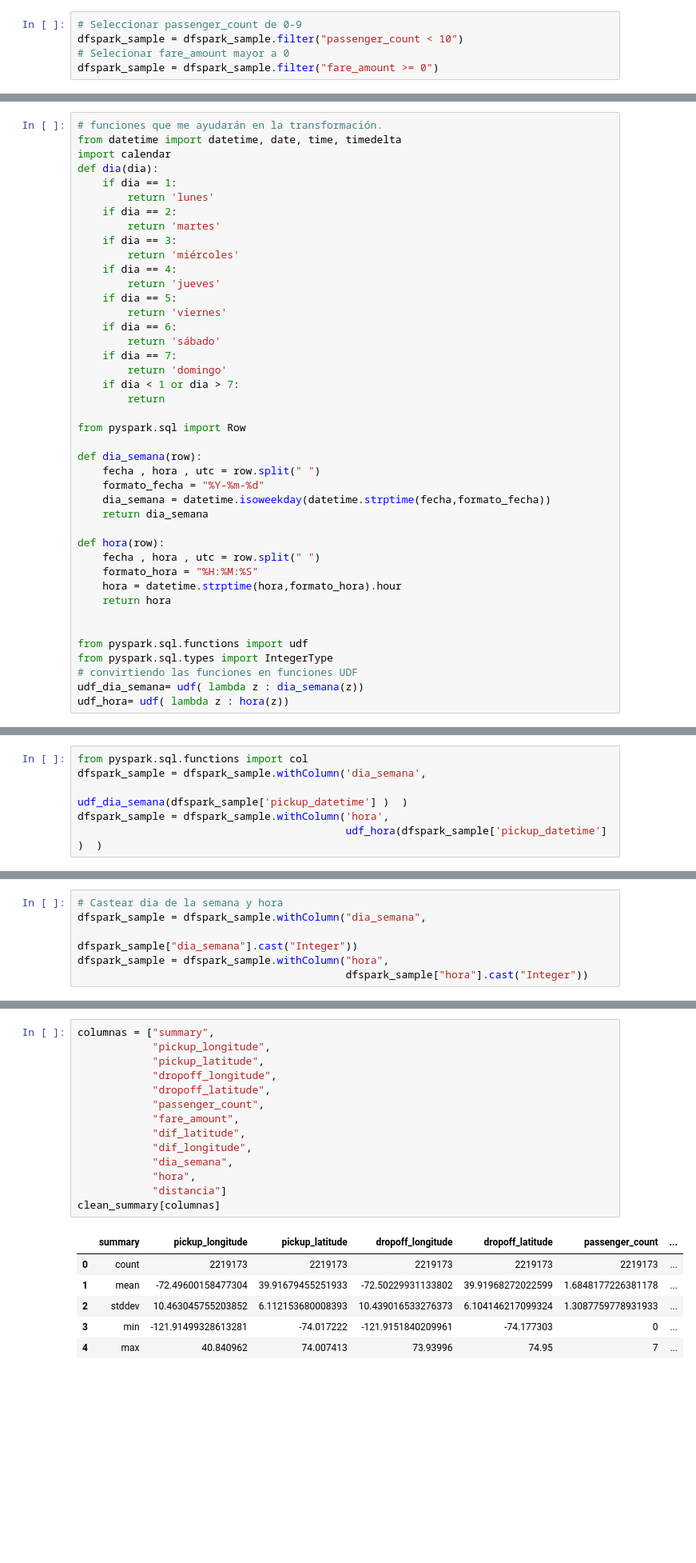
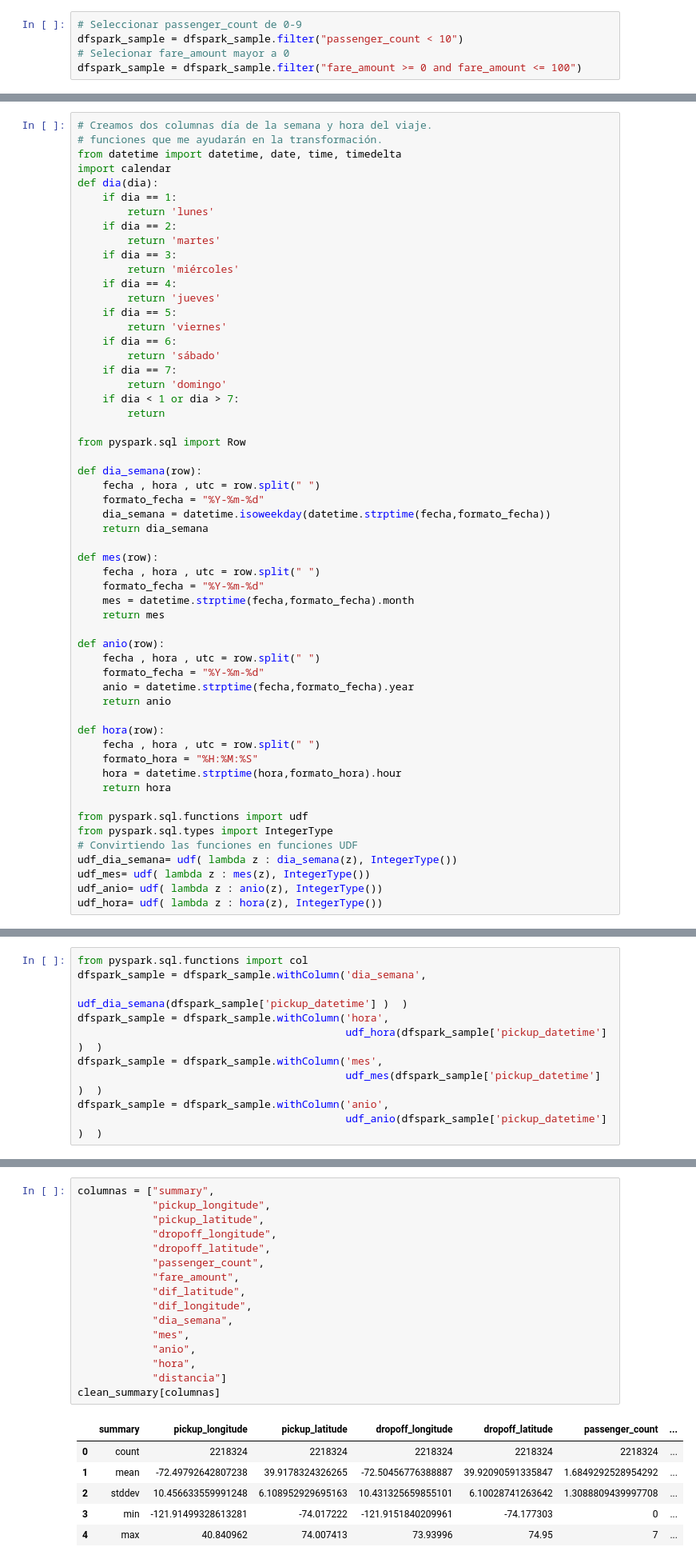
Before and after one commit to kx22peralta/IA---Pr-ctica-Calificada-2, a Jupyter notebook: Predicción de tarifas de taxis.ipynb, the cells around one changed output, grey strips where cells are left out. Shown: that part at 80% size. Saved outputs shown, nothing was run; the diff lists cells and outputs as text; blank space fills up the shorter version.

```diff
--- a/Predicción de tarifas de taxis.ipynb
+++ b/Predicción de tarifas de taxis.ipynb
@@ -210,5 +226,5 @@ time: 3.26 s (started: 2021-06-08 14:01:45 -05:00)
 # Seleccionar passenger_count de 0-9
 dfspark_sample = dfspark_sample.filter("passenger_count < 10")
 # Selecionar fare_amount mayor a 0
-dfspark_sample = dfspark_sample.filter("fare_amount >= 0")
+dfspark_sample = dfspark_sample.filter("fare_amount >= 0 and fare_amount <= 100")
 # %% [output]
@@ -314,4 +329,5 @@ time: 656 ms (started: 2021-06-08 14:01:52 -05:00)
 # %%
+# Creamos dos columnas día de la semana y hora del viaje.
 # funciones que me ayudarán en la transformación.
 from datetime import datetime, date, time, timedelta
 import calendar
@@ -341,16 +357,29 @@ def dia_semana(row):
     dia_semana = datetime.isoweekday(datetime.strptime(fecha,formato_fecha))
     return dia_semana
 
+def mes(row):
+    fecha , hora , utc = row.split(" ")
+    formato_fecha = "%Y-%m-%d"
+    mes = datetime.strptime(fecha,formato_fecha).month
+    return mes
+
+def anio(row):
+    fecha , hora , utc = row.split(" ")
+    formato_fecha = "%Y-%m-%d"
+    anio = datetime.strptime(fecha,formato_fecha).year
+    return anio
+
 def hora(row):
     fecha , hora , utc = row.split(" ")
     formato_hora = "%H:%M:%S"
     hora = datetime.strptime(hora,formato_hora).hour
     return hora
 
-
 from pyspark.sql.functions import udf
 from pyspark.sql.types import IntegerType
-# convirtiendo las funciones en funciones UDF
-udf_dia_semana= udf( lambda z : dia_semana(z))
-udf_hora= udf( lambda z : hora(z))
+# Convirtiendo las funciones en funciones UDF
+udf_dia_semana= udf( lambda z : dia_semana(z), IntegerType())
+udf_mes= udf( lambda z : mes(z), IntegerType())
+udf_anio= udf( lambda z : anio(z), IntegerType())
+udf_hora= udf( lambda z : hora(z), IntegerType())
 # %% [output]
@@ -361,4 +390,8 @@ dfspark_sample = dfspark_sample.withColumn('dia_semana',
                                            udf_dia_semana(dfspark_sample['pickup_datetime'] )  )
 dfspark_sample = dfspark_sample.withColumn('hora',
                                            udf_hora(dfspark_sample['pickup_datetime'] )  )
+dfspark_sample = dfspark_sample.withColumn('mes',
+                                           udf_mes(dfspark_sample['pickup_datetime'] )  )
+dfspark_sample = dfspark_sample.withColumn('anio',
+                                           udf_anio(dfspark_sample['pickup_datetime'] )  )
 # %% [output]
@@ -366,6 +398,0 @@ time: 47 ms (started: 2021-06-08 14:01:53 -05:00)
-# %%
-# Castear dia de la semana y hora
-dfspark_sample = dfspark_sample.withColumn("dia_semana",
-                                           dfspark_sample["dia_semana"].cast("Integer"))
-dfspark_sample = dfspark_sample.withColumn("hora",
-                                           dfspark_sample["hora"].cast("Integer"))
@@ -400,21 +425,23 @@ time: 1min 26s (started: 2021-06-08 14:01:53 -05:00)
 # %%
 columnas = ["summary",
             "pickup_longitude",
             "pickup_latitude",
             "dropoff_longitude",
             "dropoff_latitude",
             "passenger_count",
             "fare_amount",
             "dif_latitude",
             "dif_longitude",
             "dia_semana",
+            "mes",
+            "anio",
             "hora",
             "distancia"]
 clean_summary[columnas]
 # %% [output]
 |  | summary | pickup_longitude | pickup_latitude | dropoff_longitude | dropoff_latitude | passenger_count | ... |
-| 0 | count | 2219173 | 2219173 | 2219173 | 2219173 | 2219173 | ... |
-| 1 | mean | -72.49600158477304 | 39.91679455251933 | -72.50229931133802 | 39.91968272022599 | 1.6848177226381178 | ... |
-| 2 | stddev | 10.463045755203852 | 6.112153680008393 | 10.439016533276373 | 6.104146217099324 | 1.3087759778931933 | ... |
+| 0 | count | 2218324 | 2218324 | 2218324 | 2218324 | 2218324 | ... |
+| 1 | mean | -72.49792642807238 | 39.9178324326265 | -72.50456776388887 | 39.92090591335847 | 1.6849292528954292 | ... |
+| 2 | stddev | 10.456633559991248 | 6.108952929695163 | 10.431325659855101 | 6.10028741263642 | 1.3088809439997708 | ... |
 | 3 | min | -121.91499328613281 | -74.017222 | -121.9151840209961 | -74.177303 | 0 | ... |
 | 4 | max | 40.840962 | 74.007413 | 73.93996 | 74.95 | 7 | ... |
```
Also changed, not shown: parts of 60 cells of this notebook, 1 other file.
